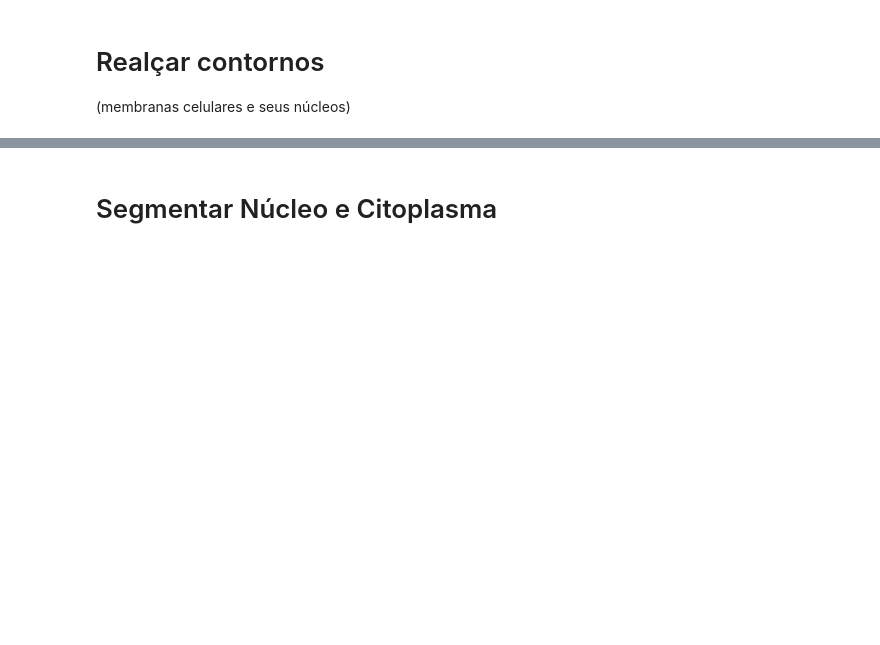
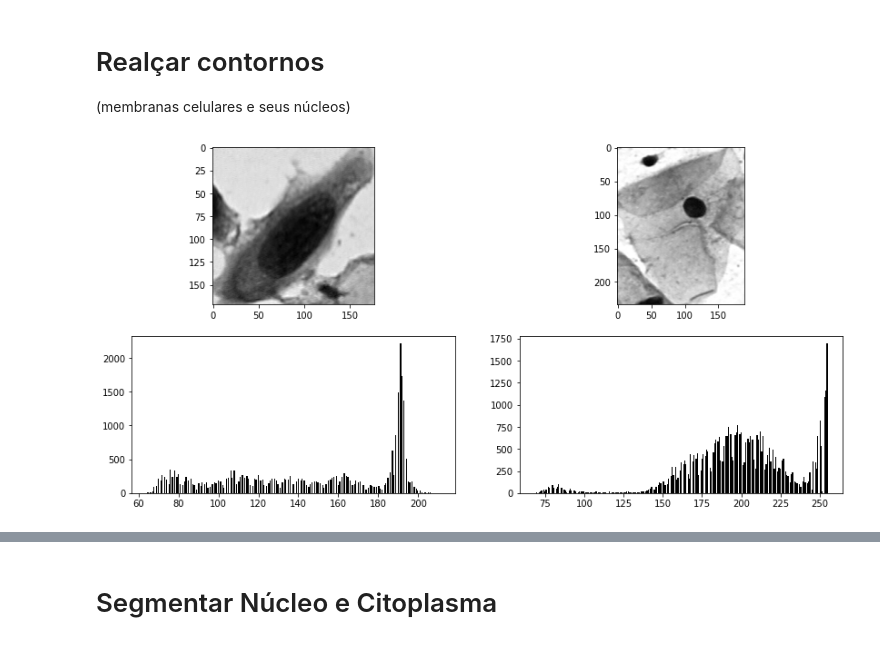
Before and after one commit to Vinicius-ufsc/informatica_medica, a Jupyter notebook: entrega2/TB2_info_medica.ipynb, the cells around one changed output, grey strips where cells are left out. Saved outputs shown, nothing was run; the diff lists cells and outputs as text; code cells hidden in the pictures; blank space fills up the shorter version.

```diff
--- a/entrega2/TB2_info_medica.ipynb
+++ b/entrega2/TB2_info_medica.ipynb
@@ -6,3 +8,17 @@ from PIL import Image
+# %%
+def imgs_and_hists(img1, img2, ylim=None):
+    plt.figure(figsize=(14, 7))
+    plt.subplot(2,2,1)
+    plt.imshow(img1, cmap="gray")
+    plt.subplot(2,2,3)
+    plt.hist(np.array(img1).ravel(), bins=256, color="black");
+    plt.ylim((0, ylim))
+
+    plt.subplot(2,2,2)
+    plt.imshow(img2, cmap="gray")
+    plt.subplot(2,2,4)
+    plt.hist(np.array(img2).ravel(), bins=256, color="black");
+    plt.ylim((0, ylim))
 # %% [markdown]
 # Importar imagens
 # %%
@@ -36,3 +52,8 @@ plt.imshow(img2_bw, cmap="gray")
 # %% [markdown]
 # Realçar contornos
 (membranas celulares e seus núcleos)
+# %%
+# Verificar Histograma antes de pré-processamento
+imgs_and_hists(img1_bw, img2_bw)
+# %% [output]
+[figure, added]
```
Also changed, not shown: parts of 11 cells of this notebook.
